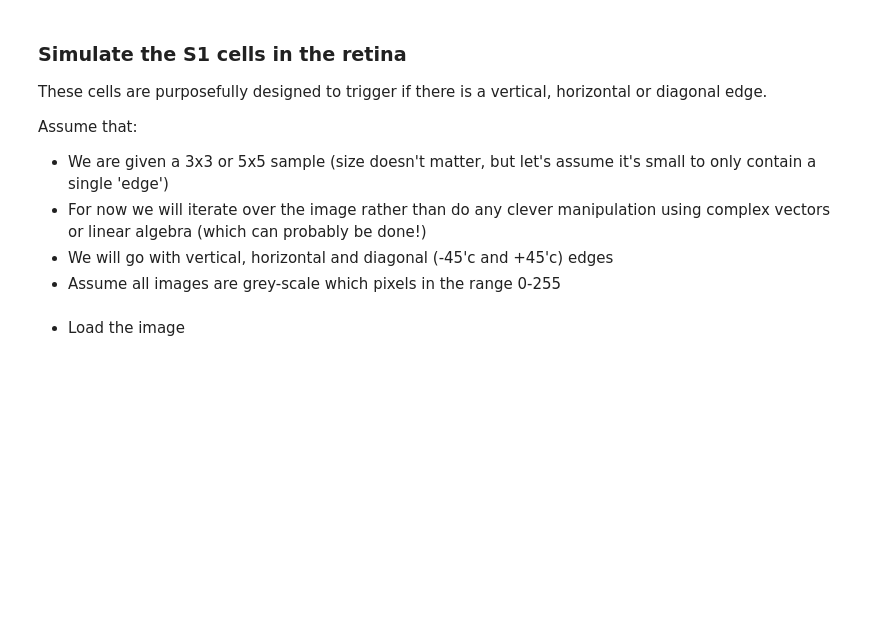
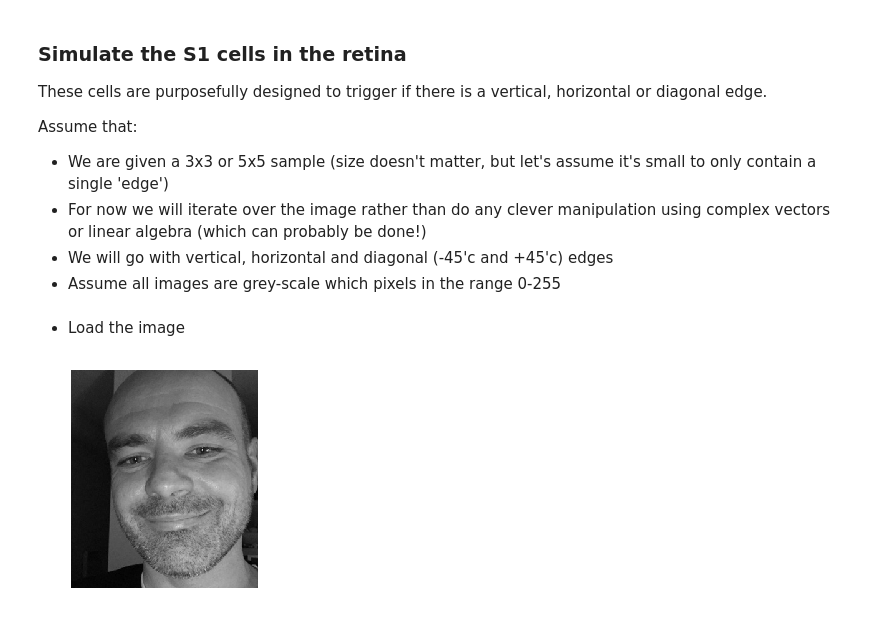
Before and after one commit to markstrefford/STDP-Based-Visual-Feature-Learning, a Jupyter notebook: S1 Simulator.ipynb, the cells around one changed output. Drawn from its saved outputs; the diff is of its cells as text; code cells hidden in the pictures; blank space fills up the shorter version.

```diff
--- a/S1 Simulator.ipynb
+++ b/S1 Simulator.ipynb
@@ -39,0 +39,7 @@ img = cv2.imread('./images/IMG_')
+# %%
+img = cv2.imread('./images/IMG_0827_gray.jpg', cv2.IMREAD_GRAYSCALE)
+plt.axis("off")
+plt.imshow(img, cmap="gray")
+plt.show()
+# %% [output]
+[figure, added]
```
Also changed, not shown: parts of 9 cells of this notebook, 1 other file.
